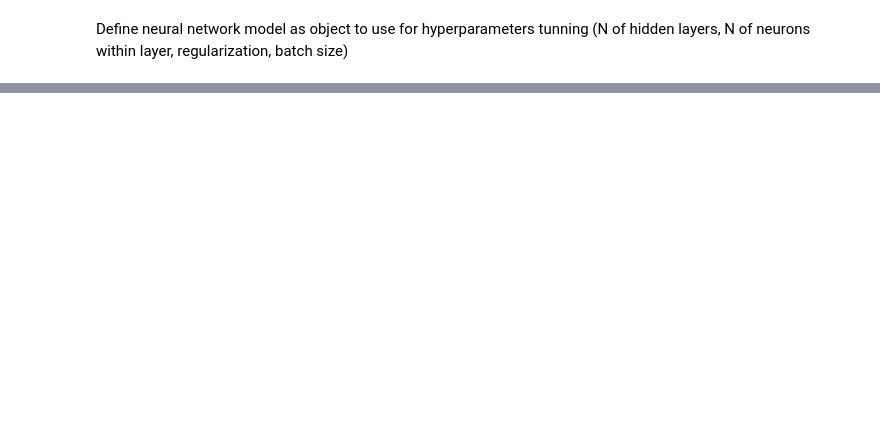
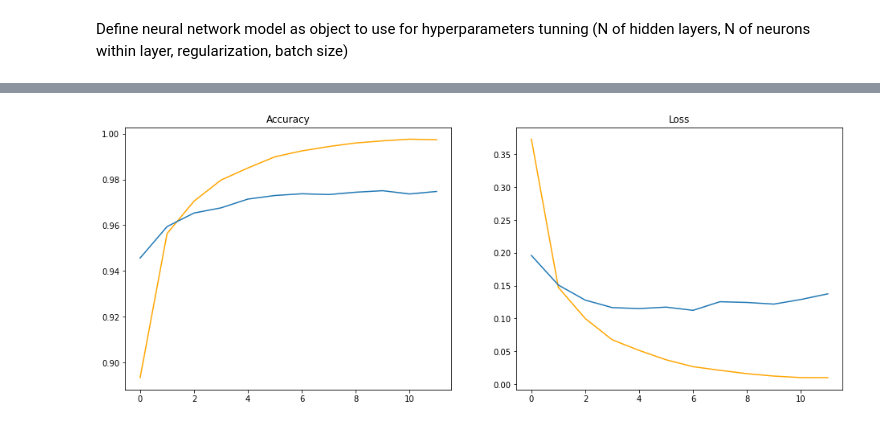
Before and after one commit to SzymonMizak/mnist_project, a Jupyter notebook: jupyter/notebook.ipynb, the cells around one changed output, grey strips where cells are left out. Cells and saved outputs as stored; diff of their text form; code cells hidden in the pictures; blank space fills up the shorter version.

```diff
--- a/jupyter/notebook.ipynb
+++ b/jupyter/notebook.ipynb
@@ -16,5 +21,12 @@ X_prevalidsplit, X_test, y_prevalidsplit, y_test = X[:60000], X[60000:], y[:6000
 X_train, X_valid, y_train, y_valid = train_test_split(X_prevalidsplit, y_prevalidsplit, random_state=42, test_size=0.2)
 # %%
+# Standardize Xs
+scaler = StandardScaler()
+X_train_tr = scaler.fit_transform(X_train)
+X_valid_tr = scaler.transform(X_valid)
+X_test_tr = scaler.transform(X_test)
+
+# convert targets to one-hot vertors
 y_train = tf.keras.utils.to_categorical(y_train)
 y_valid = tf.keras.utils.to_categorical(y_valid)
 y_test = tf.keras.utils.to_categorical(y_test)
@@ -47,2 +64,12 @@ Define early stopping callback for model
 # %%
-stopping_callback = tf.keras.callbacks.EarlyStopping(patience=5)
+# define hyperparameters space for gridsearch
+nn_hyperparameters = {
+    "optimizer__learning_rate": [0.0001, 0.0003, 0.001, 0.003],
+    "model__hidden_layers": [(256,256),(256,256,256),(256,256,256,256),
+                             (512,512),(512,512,512),(512,512,512,512)],
+    "model__dropout_rate": [0, 0.2],
+    "model__batch_norm": [False, True]
+}
+
+# define GridSearchCv object
+grid_search_cv = GridSearchCV(dnn_classifier, nn_hyperparameters, cv = 3, n_jobs=4)
@@ -60,2 +156,0 @@ grid_search_cv = GridSearchCV(clasiffier, nn_hyperparameters, cv = 5)
-# %%
-grid_search_cv.fit(X_train, y_train, epochs = 100, validation_data = (X_valid, y_valid), callbacks = [stopping_callback])
@@ -63,0 +165,10 @@ KeyboardInterrupt:
+# %%
+# Refit model with best parameters
+best_model = nn_model(hidden_layers=(512,512), dropout_rate=0.2, batch_norm=False)
+best_model.compile(optimizer=tf.keras.optimizers.Adam(learning_rate=0.0001), loss=["categorical_crossentropy"], metrics=["accuracy"])
+history = best_model.fit(
+    X_train_tr,
+    y_train,
+    epochs = 50,
+    validation_data = (X_valid_tr, y_valid),
+    callbacks = [stopping_callback])
@@ -63,0 +199,12 @@ KeyboardInterrupt:
+# %%
+# plot learning curves for metric and loss
+fig, axes = plt.subplots(1, 2, figsize=(16,6))
+axes[0].plot(history.history["accuracy"], color = "orange")
+axes[0].plot(history.history["val_accuracy"])
+axes[1].plot(history.history["loss"], color = "orange")
+axes[1].plot(history.history["val_loss"])
+axes[0].set_title('Accuracy')
+axes[1].set_title('Loss')
+plt.show()
+# %% [output]
+[figure, added]
```
Also changed, not shown: parts of 17 cells of this notebook, 2 other files.
